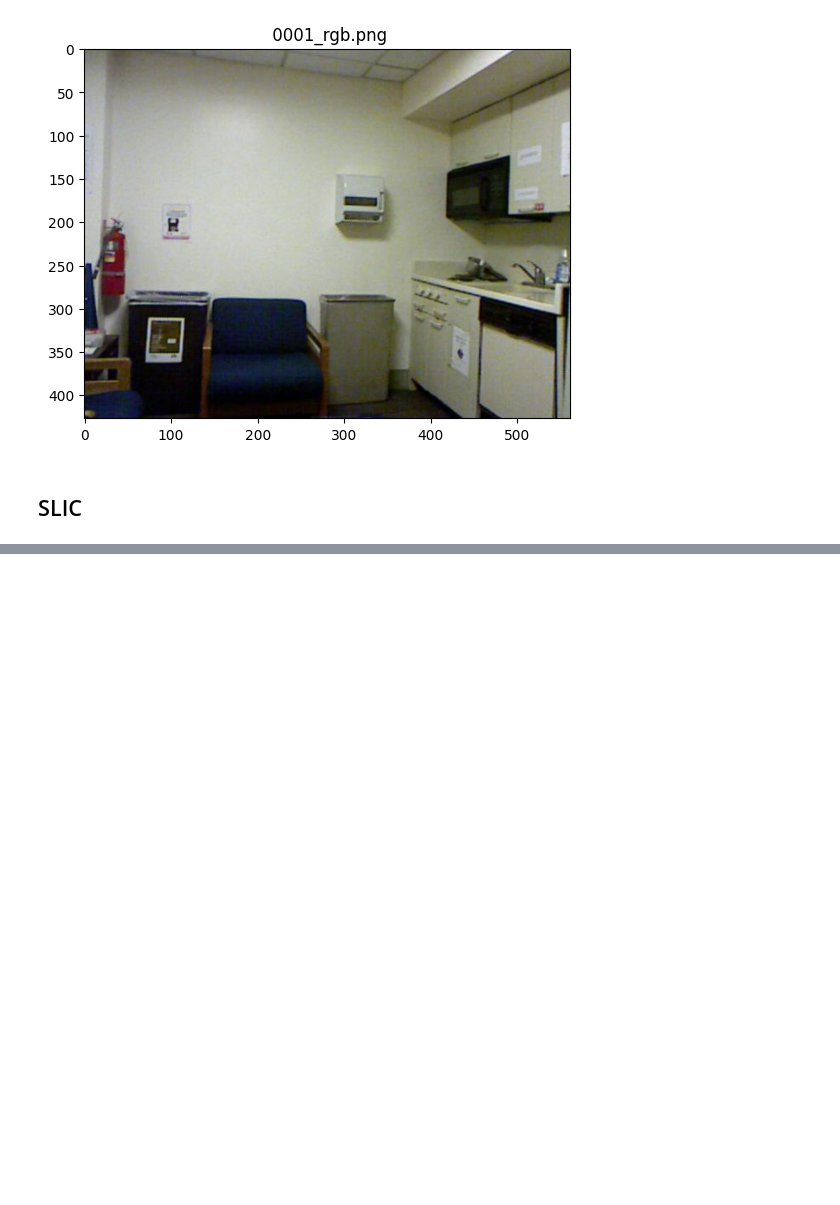
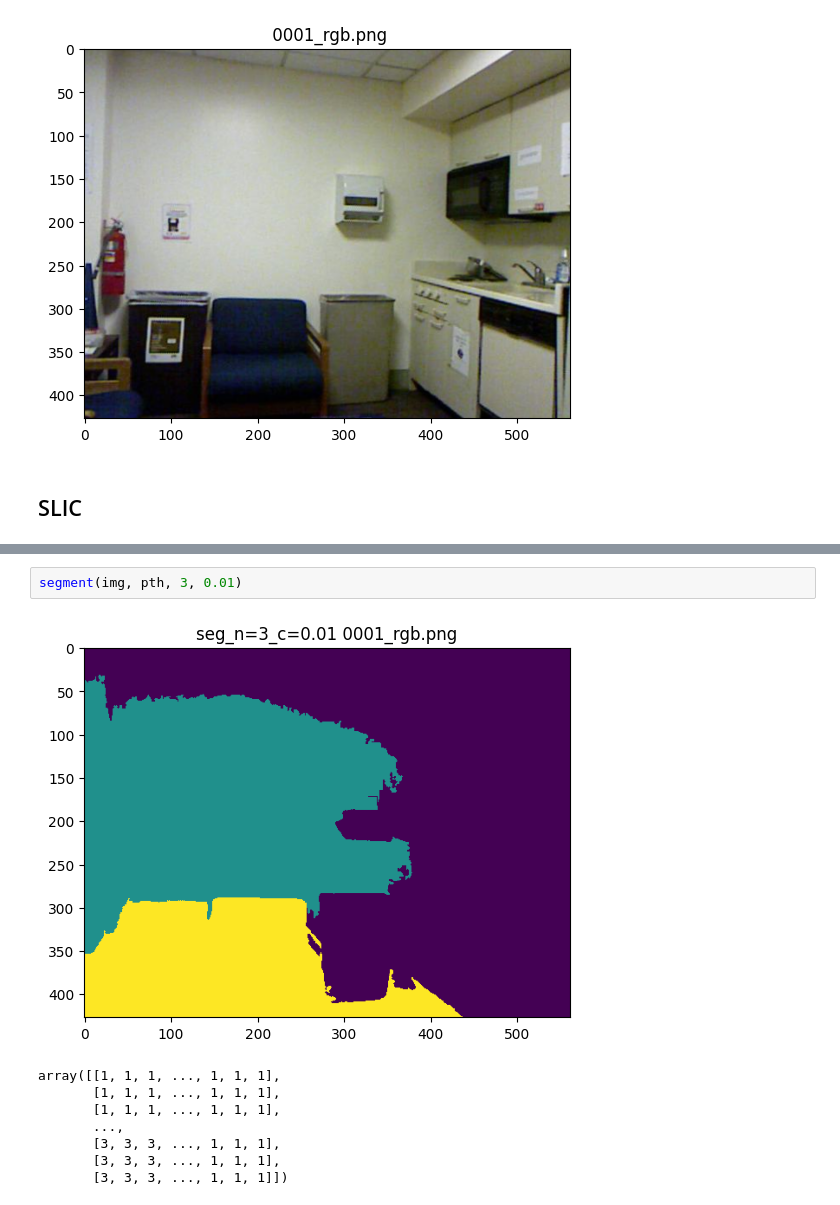
Before and after one commit to marekd6/CV1_labs, a Jupyter notebook: Assignment 04-20260107/A4_T3_Drwal.ipynb, the cells around one changed output, grey strips where cells are left out. Drawn from its saved outputs; the diff is of its cells as text; blank space fills up the shorter version.

```diff
--- a/Assignment 04-20260107/A4_T3_Drwal.ipynb
+++ b/Assignment 04-20260107/A4_T3_Drwal.ipynb
@@ -56,0 +114,11 @@ segment(img, pth, 5, 0.001)
+# %%
+segment(img, pth, 3, 0.01)
+# %% [output]
+[figure, added]
+array([[1, 1, 1, ..., 1, 1, 1],
+       [1, 1, 1, ..., 1, 1, 1],
+       [1, 1, 1, ..., 1, 1, 1],
+       ...,
+       [3, 3, 3, ..., 1, 1, 1],
+       [3, 3, 3, ..., 1, 1, 1],
+       [3, 3, 3, ..., 1, 1, 1]])
```
Also changed, not shown: parts of 23 cells of this notebook.
